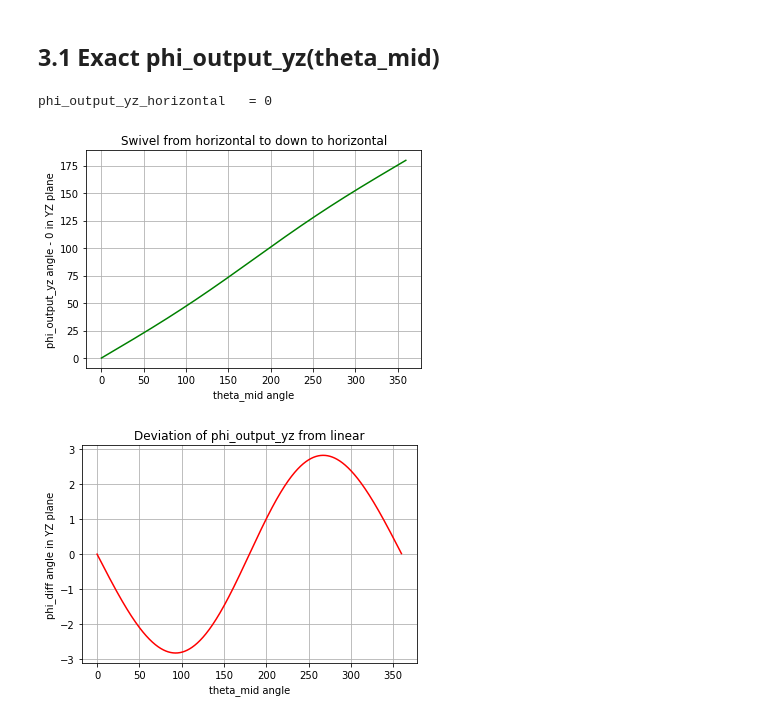
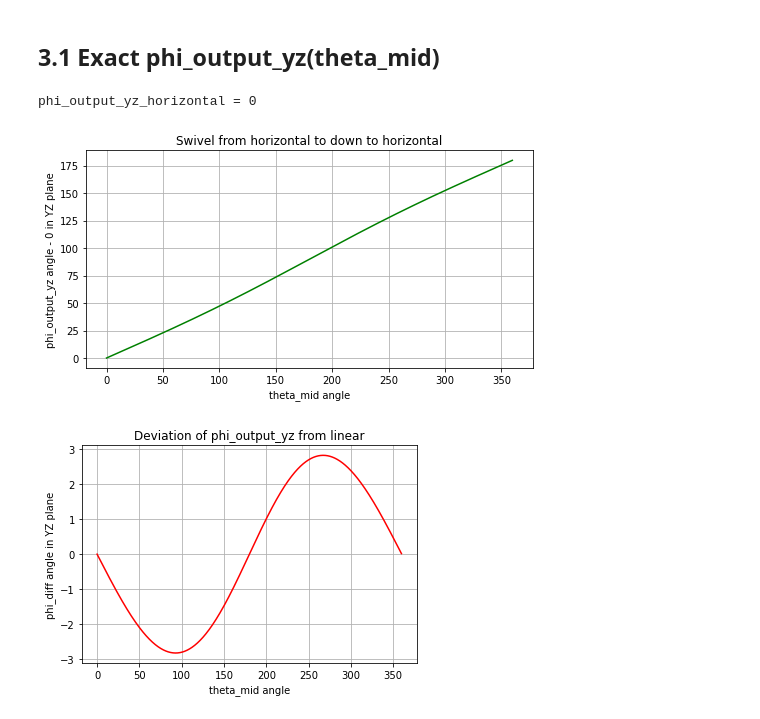
Before and after one commit to erkooi/swivel, a Jupyter notebook: python/swivel.ipynb, the cells around one changed output. Saved outputs shown, nothing was run; the diff lists cells and outputs as text; code cells hidden in the pictures.

```diff
--- a/python/swivel.ipynb
+++ b/python/swivel.ipynb
@@ -214,7 +214,8 @@ np.isnan(phi_output_yz_arr) =  [ True False False ... False False False]
 # . check symmetry to see if a smaller lookup table is possible to
 #   lookup phi_output_yz from theta_mid --> diff_arr is exactly
 #   symmetrical over 0 to 360 around theta_mid = 180
-print('phi_output_yz_horizontal   = %.0f' % phi_output_yz_horizontal)
+print('phi_output_yz_horizontal = %.0f' % phi_output_yz_horizontal)
+fig = plt.figure(figsize=(8, 4))  # width, height in inches
 plt.plot(theta_mid_arr, phi_output_yz_arr - phi_output_yz_horizontal, 'g-')
 plt.title('Swivel from horizontal to ' + output_tube_pointing + ' to horizontal')
 plt.xlabel('theta_mid angle')
@@ -228,4 +229,4 @@ phi_output_yz_horizontal   = 0
-[figure, old version]
+[figure, new version]
 # %%
 # Deviation of phi_output_yz from linear part
 phi_linear_part_arr = phi_output_yz_horizontal + theta_mid_arr / 2
```
Also changed, not shown: parts of 4 cells of this notebook, 4 other files.
